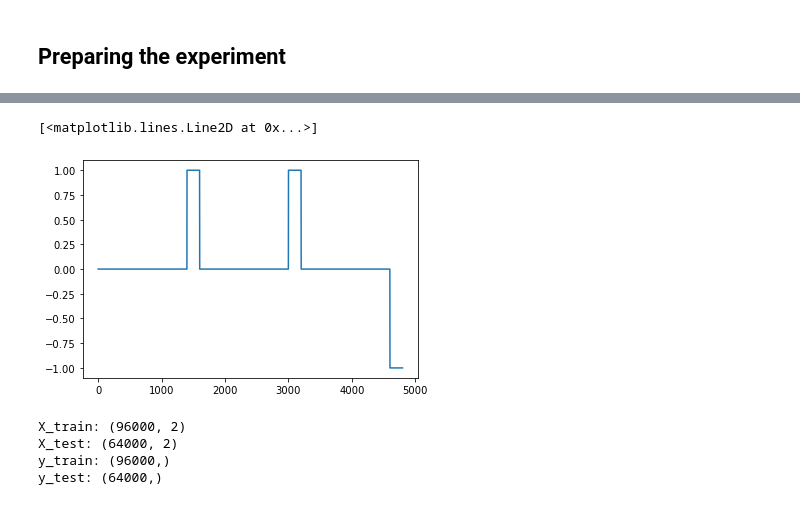
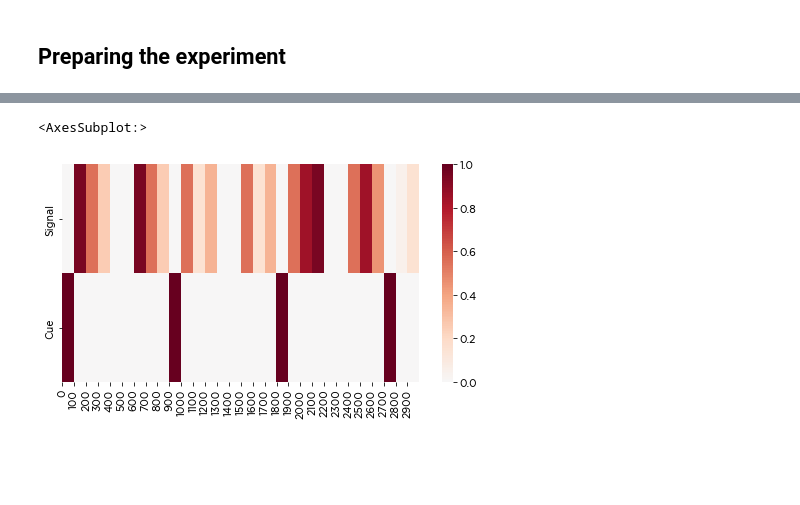
Before and after one commit to kuffmode/HardWorking-Memory, a Jupyter notebook: recall_example.ipynb, the cells around one changed output, grey strips where cells are left out. Saved outputs shown, nothing was run; the diff lists cells and outputs as text; code cells hidden in the pictures; blank space fills up the shorter version.

```diff
--- a/recall_example.ipynb
+++ b/recall_example.ipynb
@@ -113,12 +121,17 @@ plt.colorbar()
-# %%
-plt.plot(y_train[:4800])
-# %% [output]
-[<matplotlib.lines.Line2D at 0x...>]
-[figure, removed]
-# %%
-print(f"X_train: {X_train.shape}\nX_test: {X_test.shape}\ny_train: {y_train.shape}\ny_test: {y_test.shape}")
-# %% [output]
-X_train: (96000, 2)
-X_test: (64000, 2)
-y_train: (96000,)
-y_test: (64000,)
+# %%
+fix_random_seed(11)
+sk_kw = {"test_size": .4, "shuffle":False}
+X_train, X_test, y_train, y_test = train_test_preprocessor(match_block = match_block,
+                                                          nomatch_block = nomatch_block,
+                                                          **sk_kw)
+
+plt.figure(figsize=(8,4))
+
+sns.heatmap(data = X_train[2600:5600].T,
+            center = 0,
+            xticklabels=100,
+            yticklabels=["Signal", "Cue"],
+            cmap='RdBu_r')
+# %% [output]
+<AxesSubplot:>
+[figure, added]
```
Also changed, not shown: parts of 10 cells of this notebook, 3 other files.
